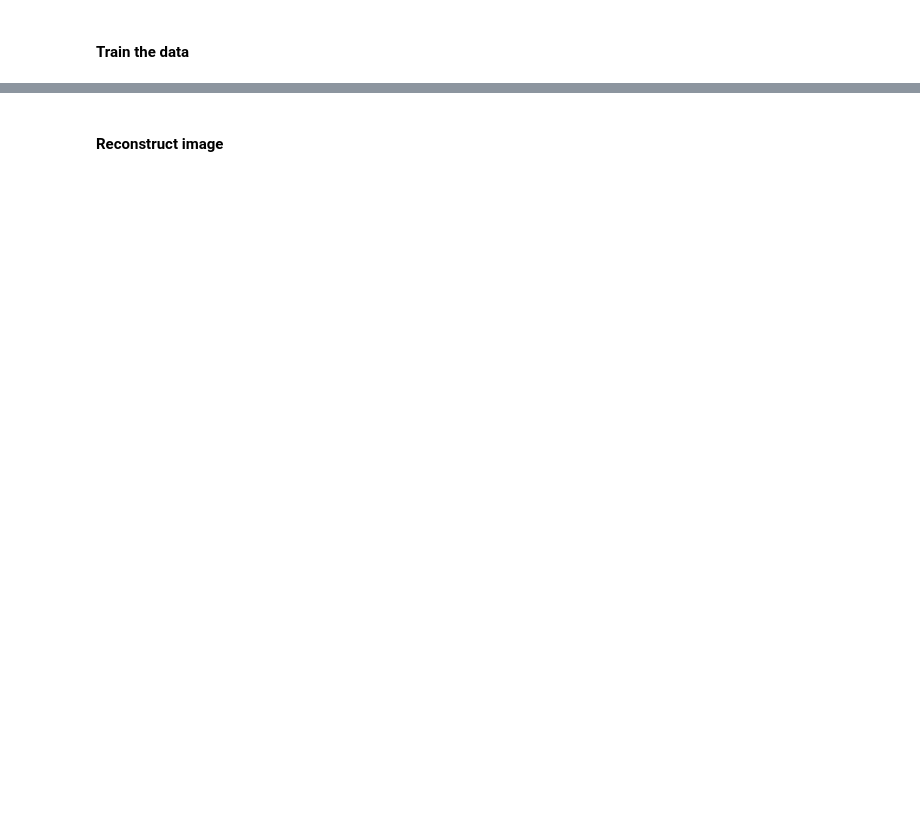
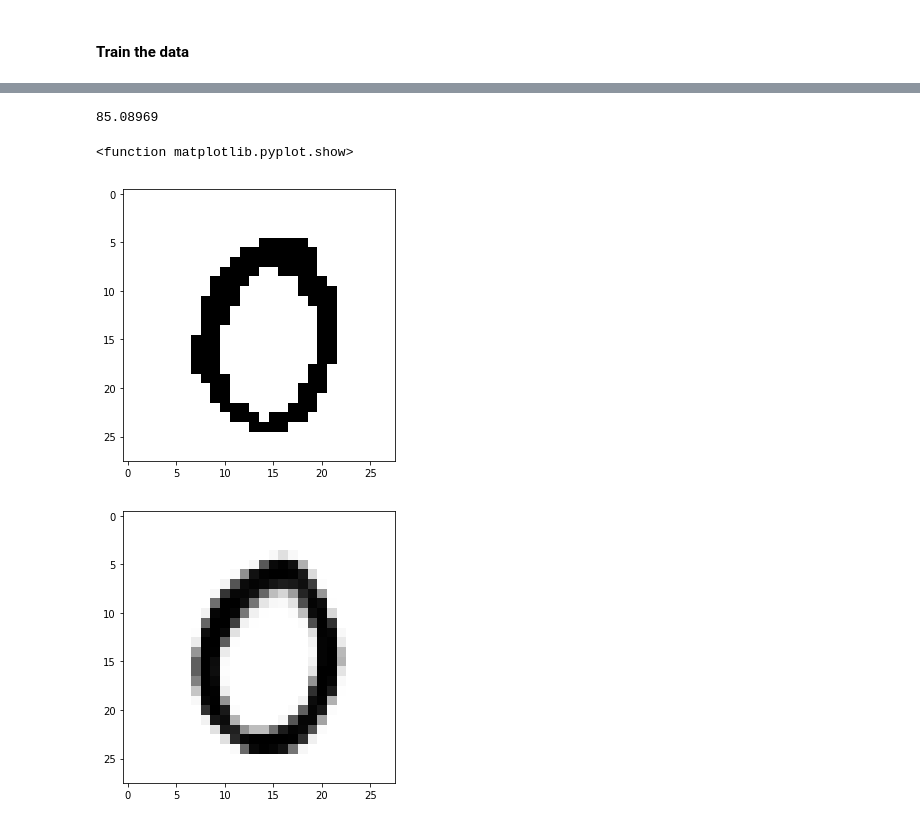
Before and after one commit to lorenzosintini/4YP, a Jupyter notebook: CVAE_MNIST_Numbers.ipynb, the cells around one changed output, grey strips where cells are left out. Cells and saved outputs as stored; diff of their text form; code cells hidden in the pictures; blank space fills up the shorter version.

```diff
--- a/CVAE_MNIST_Numbers.ipynb
+++ b/CVAE_MNIST_Numbers.ipynb
@@ -215,2 +235,0 @@ for epoch in range(1, epochs + 1):
-# %% [markdown]
-#### Reconstruct image
@@ -217,11 +238,23 @@ for epoch in range(1, epochs + 1):
 # %%
-x = train_images[:1]
+x = test_images[13:14]
 
 z_mean, z_logvar = model.encode(x)
 z = model.reparameterize(z_mean, z_logvar)
 pixel_output = model.decode(z)
 pixel_prob = tf.math.sigmoid(pixel_output)
 
+loss = compute_loss(model,x)
+print(loss.numpy())
+
 fig = plt.figure(figsize=(5,5))
-plt.imshow(pixel_prob[0,:, :, 0], cmap='gray')
+plt.imshow(x[0,:, :, 0], cmap=plt.cm.binary)
 plt.show
+
+fig = plt.figure(figsize=(5,5))
+plt.imshow(pixel_prob[0,:, :, 0], cmap=plt.cm.binary)
+plt.show
+# %% [output]
+85.08969
+<function matplotlib.pyplot.show>
+[figure, added]
+[figure, added]
```
Also changed, not shown: parts of 8 cells of this notebook.
